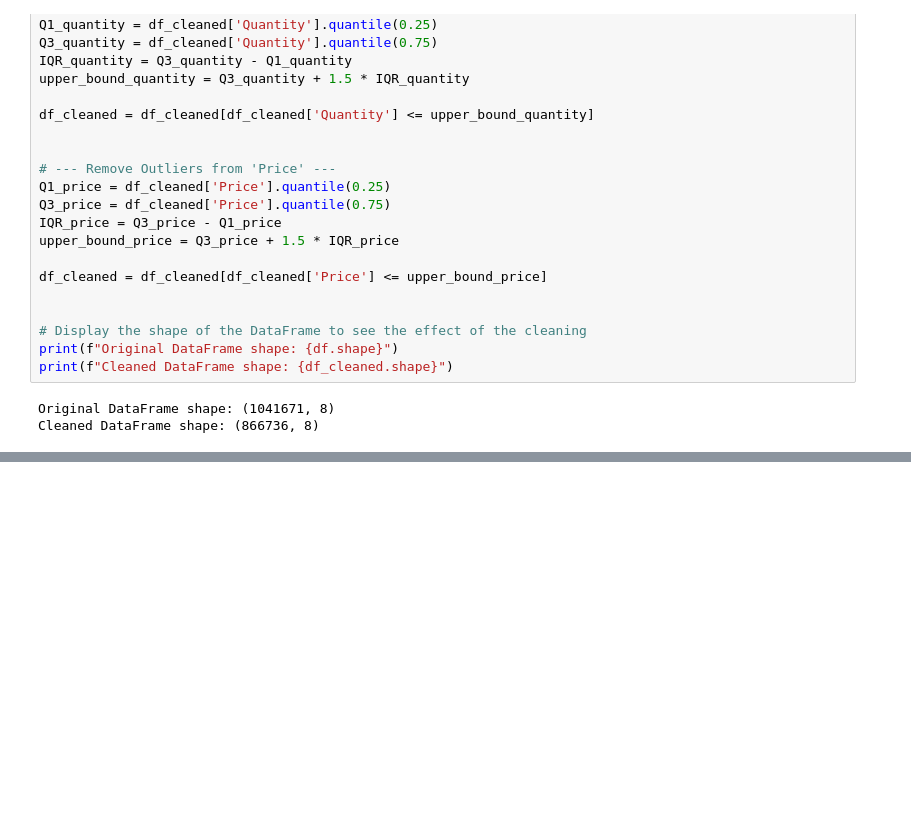
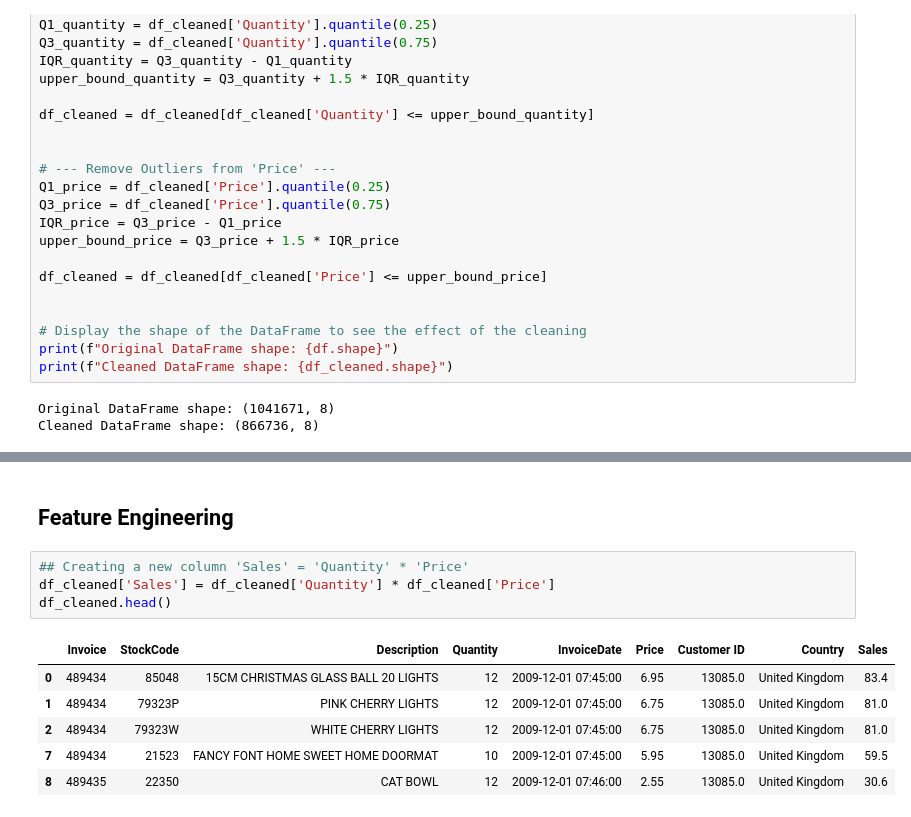
Before and after one commit to abhishiron/price-optimisation, a Jupyter notebook: notebooks/01_data_cleaning.ipynb, the cells around one changed output, grey strips where cells are left out. Saved outputs shown, nothing was run; the diff lists cells and outputs as text; blank space fills up the shorter version.

Commit message:
some feature engineering done

```diff
--- a/notebooks/01_data_cleaning.ipynb
+++ b/notebooks/01_data_cleaning.ipynb
@@ -147,3 +143,16 @@ df_cleaned.describe().T
 | Quantity | 866736.0 | 4.876884 | 1.0 | 1.0 | 3.0 | 8.0 | 23.0 | 4.460413 |
 | InvoiceDate | 866736 | 2011-01-04 20:44:41.913108480 | 2009-12-01 07:45:00 | 2010-07-13 12:33:00 | 2010-12-07 18:36:00 | 2011-07-25 16:57:00 | 2011-12-09 12:50:00 | NaN |
 | Price | 866736.0 | 2.82503 | 0.001 | 1.25 | 2.1 | 3.75 | 8.7 | 2.040362 |
+# %% [markdown]
+## Feature Engineering
+# %%
+## Creating a new column 'Sales' = 'Quantity' * 'Price'
+df_cleaned['Sales'] = df_cleaned['Quantity'] * df_cleaned['Price']
+df_cleaned.head()
+# %% [output]
+|  | Invoice | StockCode | Description | Quantity | InvoiceDate | Price | Customer ID | Country | Sales |
+| 0 | 489434 | 85048 | 15CM CHRISTMAS GLASS BALL 20 LIGHTS | 12 | 2009-12-01 07:45:00 | 6.95 | 13085.0 | United Kingdom | 83.4 |
+| 1 | 489434 | 79323P | PINK CHERRY LIGHTS | 12 | 2009-12-01 07:45:00 | 6.75 | 13085.0 | United Kingdom | 81.0 |
+| 2 | 489434 | 79323W | WHITE CHERRY LIGHTS | 12 | 2009-12-01 07:45:00 | 6.75 | 13085.0 | United Kingdom | 81.0 |
+| 7 | 489434 | 21523 | FANCY FONT HOME SWEET HOME DOORMAT | 10 | 2009-12-01 07:45:00 | 5.95 | 13085.0 | United Kingdom | 59.5 |
+| 8 | 489435 | 22350 | CAT BOWL | 12 | 2009-12-01 07:46:00 | 2.55 | 13085.0 | United Kingdom | 30.6 |
```
Also changed, not shown: parts of 15 cells of this notebook.
